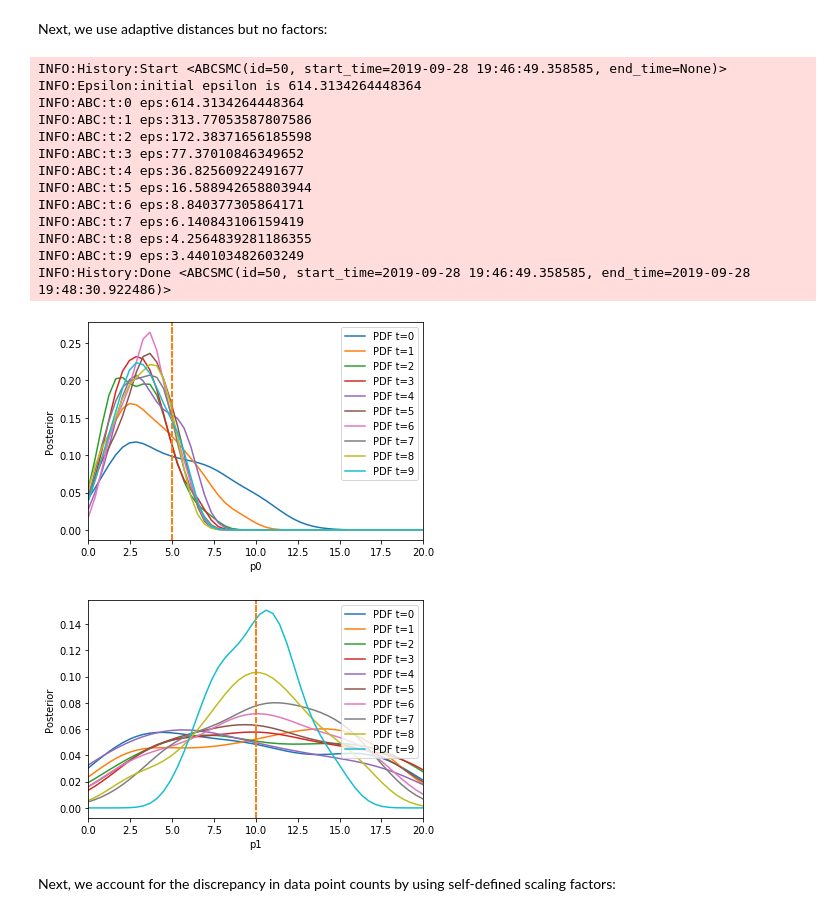
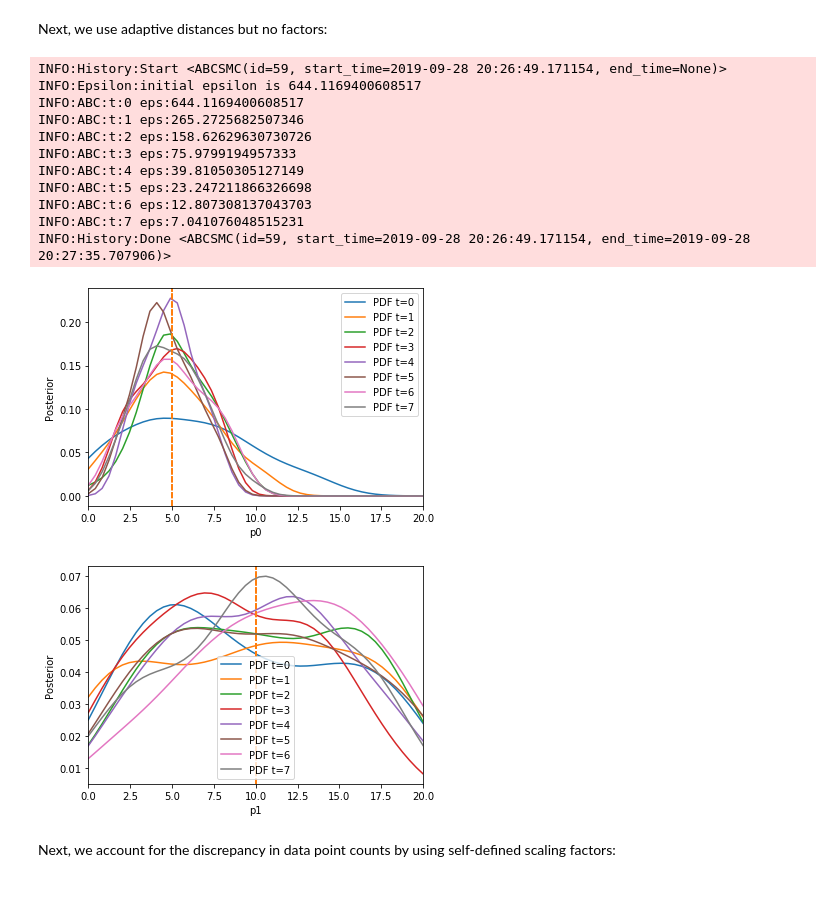
Before and after one commit to ICB-DCM/pyABC, a Jupyter notebook: doc/examples/adaptive_distances.ipynb, the cells around one changed output. Cells and saved outputs as stored; diff of their text form; code cells hidden in the pictures.

```diff
--- a/doc/examples/adaptive_distances.ipynb
+++ b/doc/examples/adaptive_distances.ipynb
@@ -364,29 +347,27 @@ Next, we use adaptive distances but no factors:
 # %%
 distance = pyabc.AdaptivePNormDistance(p=1, )#factors=factors)
 
 abc = pyabc.ABCSMC(model, prior, distance)
 
 db_path = "sqlite:///" + os.path.join(tempfile.gettempdir(), "tmp.db")
 abc.new(db_path, observation)
-history2 = abc.run(max_nr_populations=10)
+history2 = abc.run(max_nr_populations=8)
 
 plot(history2)
 # %% [output]
-INFO:History:Start <ABCSMC(id=50, start_time=2019-09-28 19:46:49.358585, end_time=None)>
-INFO:Epsilon:initial epsilon is 614.3134264448364
-INFO:ABC:t:0 eps:614.3134264448364
-INFO:ABC:t:1 eps:313.77053587807586
-INFO:ABC:t:2 eps:172.38371656185598
-INFO:ABC:t:3 eps:77.37010846349652
-INFO:ABC:t:4 eps:36.82560922491677
-INFO:ABC:t:5 eps:16.588942658803944
-INFO:ABC:t:6 eps:8.840377305864171
-INFO:ABC:t:7 eps:6.140843106159419
-INFO:ABC:t:8 eps:4.2564839281186355
-INFO:ABC:t:9 eps:3.440103482603249
-INFO:History:Done <ABCSMC(id=50, start_time=2019-09-28 19:46:49.358585, end_time=2019-09-28 19:48:30.922486)>
+INFO:History:Start <ABCSMC(id=59, start_time=2019-09-28 20:26:49.171154, end_time=None)>
+INFO:Epsilon:initial epsilon is 644.1169400608517
+INFO:ABC:t:0 eps:644.1169400608517
+INFO:ABC:t:1 eps:265.2725682507346
+INFO:ABC:t:2 eps:158.62629630730726
+INFO:ABC:t:3 eps:75.9799194957333
+INFO:ABC:t:4 eps:39.81050305127149
+INFO:ABC:t:5 eps:23.247211866326698
+INFO:ABC:t:6 eps:12.807308137043703
+INFO:ABC:t:7 eps:7.041076048515231
+INFO:History:Done <ABCSMC(id=59, start_time=2019-09-28 20:26:49.171154, end_time=2019-09-28 20:27:35.707906)>
-[figure, old version]
+[figure, new version]
-[figure, old version]
+[figure, new version]
 # %% [markdown]
 Next, we account for the discrepancy in data point counts by using self-defined scaling factors:
 # %%
```
Also changed, not shown: parts of 14 cells of this notebook.
